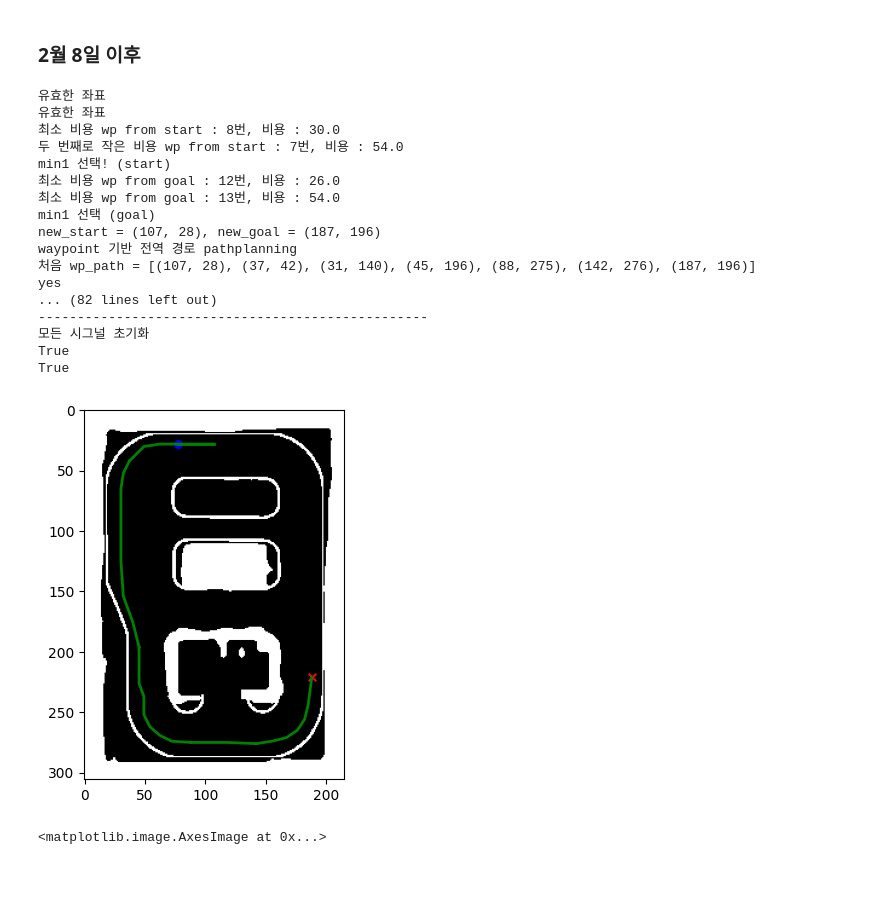
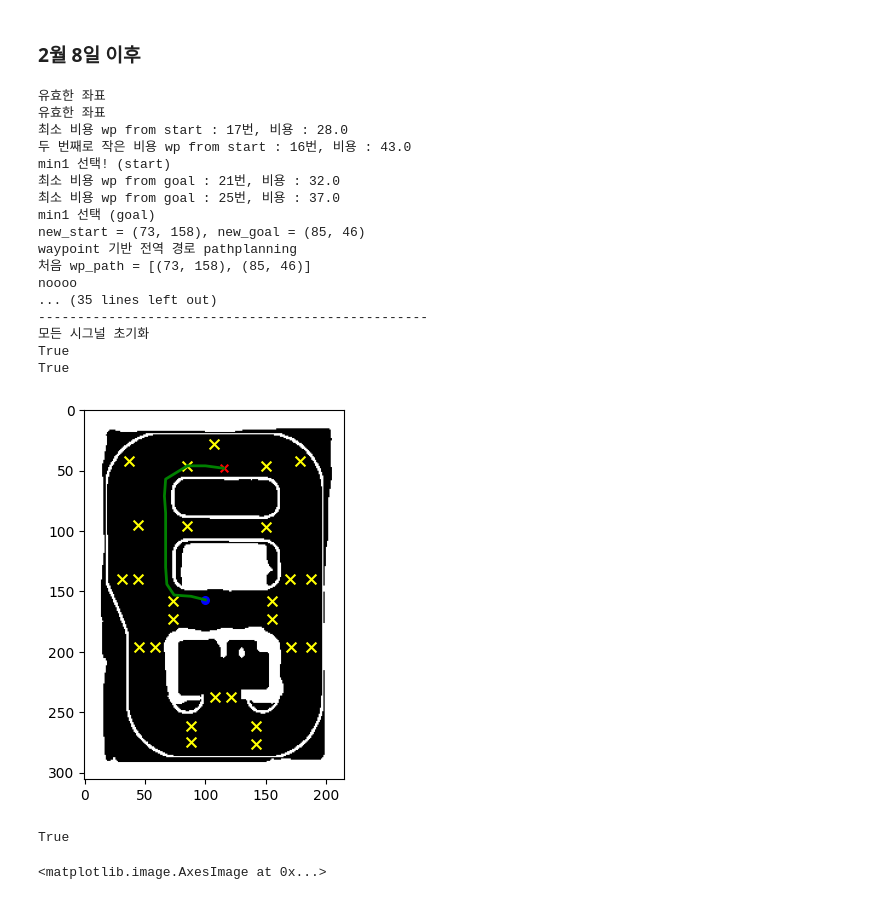
Before and after one commit to kimwanseop/ROS-Project, a Jupyter notebook: src/Server/User_GUI/asap_pathplanning.ipynb, the cells around one changed output. Saved outputs shown, nothing was run; the diff lists cells and outputs as text; code cells hidden in the pictures.

Commit message:
PathPlanner_copy, User_Server_copy update

```diff
--- a/src/Server/User_GUI/asap_pathplanning.ipynb
+++ b/src/Server/User_GUI/asap_pathplanning.ipynb
@@ -315,7 +315,7 @@ for wp, neighbors in waypoint_graph.items():
 
 # 최초 호출, 반납 여부
 # GUI 로부터 받아야 하는 신호
-call_first = None
+call_first = 1
 return_sig = None
 
 # min1, min2 선택 여부
@@ -329,7 +329,7 @@ one_way = None
 exc_sig = None
 
 # 테스트 실행
-start = (172, 270) # 시작 좌표
+start = (86, 217) # 시작 좌표
 # start = wp_num[21]  # 목표 좌표
 goal = (66, 127)
 
@@ -790,7 +790,7 @@ def find_start_goal(coord, waypoint_graph, flag=None):
             print(f"최소 비용 wp from goal : {min1_idx}번, 비용 : {min1}")
             print(f"최소 비용 wp from goal : {min2_idx}번, 비용 : {min2}")
 
-            if min1_idx == 5 and min2_idx == 20:
+            if (min1_idx == 5 and min2_idx == 20 or (min1_idx == 20 and min2_idx == 21)):
                 new_coord, idx = wp_num[min2_idx], min2_idx
                 print('min2 선택 (goal)')
                 return new_coord
@@ -814,7 +814,7 @@ def expand_multiple_coordinates(coord_list, buffer_size):
 
 # wp number
 wp_num = {
-    0 : (110, 237),
+    0 : (108, 237),
     1 : (88, 261),
     2 : (88, 275),
     3 : (58, 196),
@@ -892,13 +892,15 @@ grid = pixel_based_map(map)
 plt.imshow(grid, cmap='gray')
 
 # Waypoints 시각화
-# for wp, neighbors in waypoint_graph.items():
-#     plt.scatter(wp[0], wp[1], color='yellow', marker='x', s=50)  # Waypoint
+for wp, neighbors in waypoint_graph.items():
+    plt.scatter(wp[0], wp[1], color='yellow', marker='x', s=50)  # Waypoint
 
 # 렌트 여부, 반납 여부
 # GUI 로부터 받아야 하는 신호
-is_renting = False
-return_sig = False
+is_renting = True
+
+pp_cnt = True
+# return_sig = False
 
 # min1, min2 선택 여부
 min1_take = None
@@ -911,9 +913,9 @@ one_way = None
 exc_sig = None
 
 # 테스트 실행
-start = (77, 28) # 시작 좌표
+start = (100, 157) # 시작 좌표
 # start = wp_num[21]  # 목표 좌표
-goal = (188, 221)
+goal = (115, 48)
 
 # 둘 다 True 면 실행되야 함.
 start_valid = valid_start_goal(start)
@@ -921,7 +923,7 @@ goal_valid = valid_start_goal(goal)
 
 if start_valid and goal_valid:
     # goal = wp_num[22]
-    if return_sig is True:
+    if is_renting is False:
         goal = wp_num[23]  # 목표 좌표
 
     # 장애물 주변 가중치 추가
@@ -940,23 +942,28 @@ if start_valid and goal_valid:
 
     if (new_start != new_goal or exc_sig is not None):
 
-        wp_path = a_star(new_start, new_goal, waypoint_graph)
+        first_wp_path = a_star(new_start, new_goal, waypoint_graph)
 
-        print(f'처음 wp_path = {wp_path}')
+        print(f'처음 wp_path = {first_wp_path}')
 
-        s = wp_path[-2]
-        g = wp_path[-1]
+        # 도착점 구하기
+        s = first_wp_path[-2]
+        g = first_wp_path[-1]
 
         path_result, _ = a_star((s[1], s[0]), (g[1], g[0]), waypoint_graph, grid=grid, weight_map=weight_map)
 
-        expended_list = expand_multiple_coordinates(path_result, buffer_size=3)
+        expended_list = expand_multiple_coordinates(path_result, buffer_size=4)
 
-        if (goal[1], goal[0]) in expended_list:
-            print('yes')
-            wp_path[-1] = goal
+        expended_goal = expand_coordinates((goal[1], goal[0]), buffer_size=4)
+
+        if any(goal in expended_list for goal in expended_goal):
+            print('yessss')
+            first_wp_path[-1] = goal
         else:
-            print('no')
-            wp_path.append(goal)
+            print('noooo')
+            first_wp_path.append(goal)
+
+        wp_path = first_wp_path
 
         print("최단 경로:", wp_path)
         print('-' * 50)
@@ -988,7 +995,8 @@ if start_valid and goal_valid:
                         print('맨 처음 조건문')
                         print(f"min1_take = {min1_take}")
                         # 최초 차고지로부터 호출 시 무조건 start = (89, 216) 부근
-                        if is_renting is False:  # 최초 한 번 호출 시
+                        # if is_renting is False:  # 최초 한 번 호출 시
+                        if pp_cnt == False:  # 최초 호출 시
                             if exc_sig is not None:
                                 print('5번, 20번 예외처리 시작')
                                 wp_path[0] = start
@@ -1002,7 +1010,7 @@ if start_valid and goal_valid:
                             wp_path.insert(0, new_start)  # 이게 min2_take 일 때
                         # elif (min2_take is None and min1_take == 1) or (call_sig is not None):
                         elif (min2_take is None and min1_take is not None):
-                            if exc_sig is not None:
+                            if exc_sig is not None or len(wp_path) <= 2:
                                 wp_path.insert(0, start)
                             else:
                                 print('일반적으로 min1_take = 1 일 때 맨 앞에 start 삽입')
@@ -1062,42 +1070,46 @@ if start_valid and goal_valid:
                     plt.plot(smooth_y, smooth_x, 'green', linewidth=2, label='Path')
                 except:
                     plt.plot(real_path[:, 1], real_path[:, 0], color='green', linewidth=2, label="Path")
                 print('-' * 50)
 
         else:
             print('No path found')
     else:
         print('현재 목적지 근처에 있습니다.')
 
     # 시그널 초기화
     print('모든 시그널 초기화')
     is_renting = return_sig = False
     min1_take = min2_take = one_way = exc_sig = for_cnt = None
 else:
     print('호출 및 주정차 금지 구역입니다.')
 
 
 print(start_valid)
 print(goal_valid)
 # %% [output]
 유효한 좌표
 유효한 좌표
-최소 비용 wp from start : 8번, 비용 : 30.0
-두 번째로 작은 비용 wp from start : 7번, 비용 : 54.0
+최소 비용 wp from start : 17번, 비용 : 28.0
+두 번째로 작은 비용 wp from start : 16번, 비용 : 43.0
 min1 선택! (start)
-최소 비용 wp from goal : 12번, 비용 : 26.0
-최소 비용 wp from goal : 13번, 비용 : 54.0
+최소 비용 wp from goal : 21번, 비용 : 32.0
+최소 비용 wp from goal : 25번, 비용 : 37.0
 min1 선택 (goal)
-new_start = (107, 28), new_goal = (187, 196)
+new_start = (73, 158), new_goal = (85, 46)
 waypoint 기반 전역 경로 pathplanning
-처음 wp_path = [(107, 28), (37, 42), (31, 140), (45, 196), (88, 275), (142, 276), (187, 196)]
-yes
-... (82 lines left out)
+처음 wp_path = [(73, 158), (85, 46)]
+noooo
+... (35 lines left out)
 --------------------------------------------------
 모든 시그널 초기화
 True
 True
-[figure, old version]
+[figure, new version]
+# %%
+pp_cnt
+# %% [output]
+True
 # %%
 plt.imshow(weight_map, cmap='gray')
 # %% [output]
```
Also changed, not shown: parts of 10 cells of this notebook, 2 other files.
